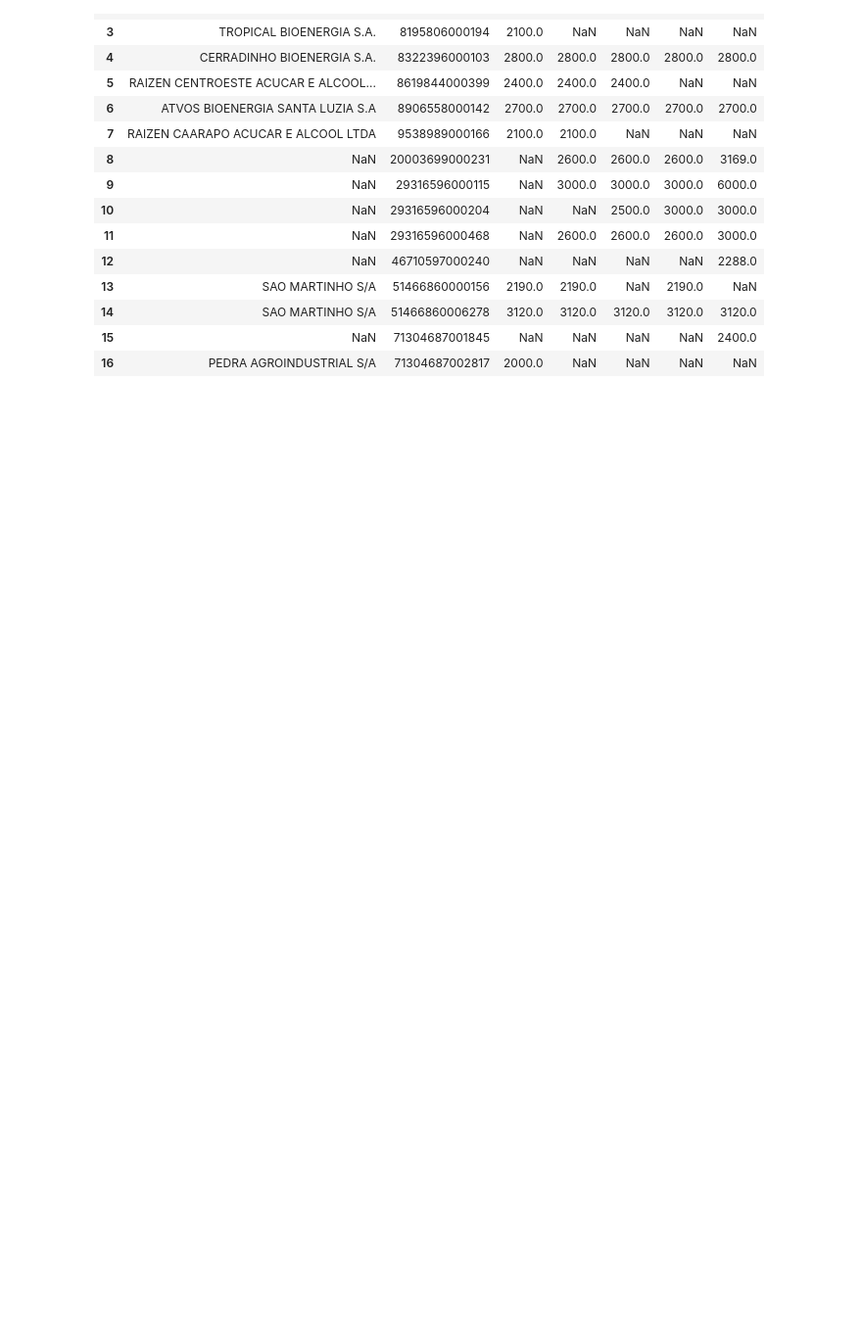
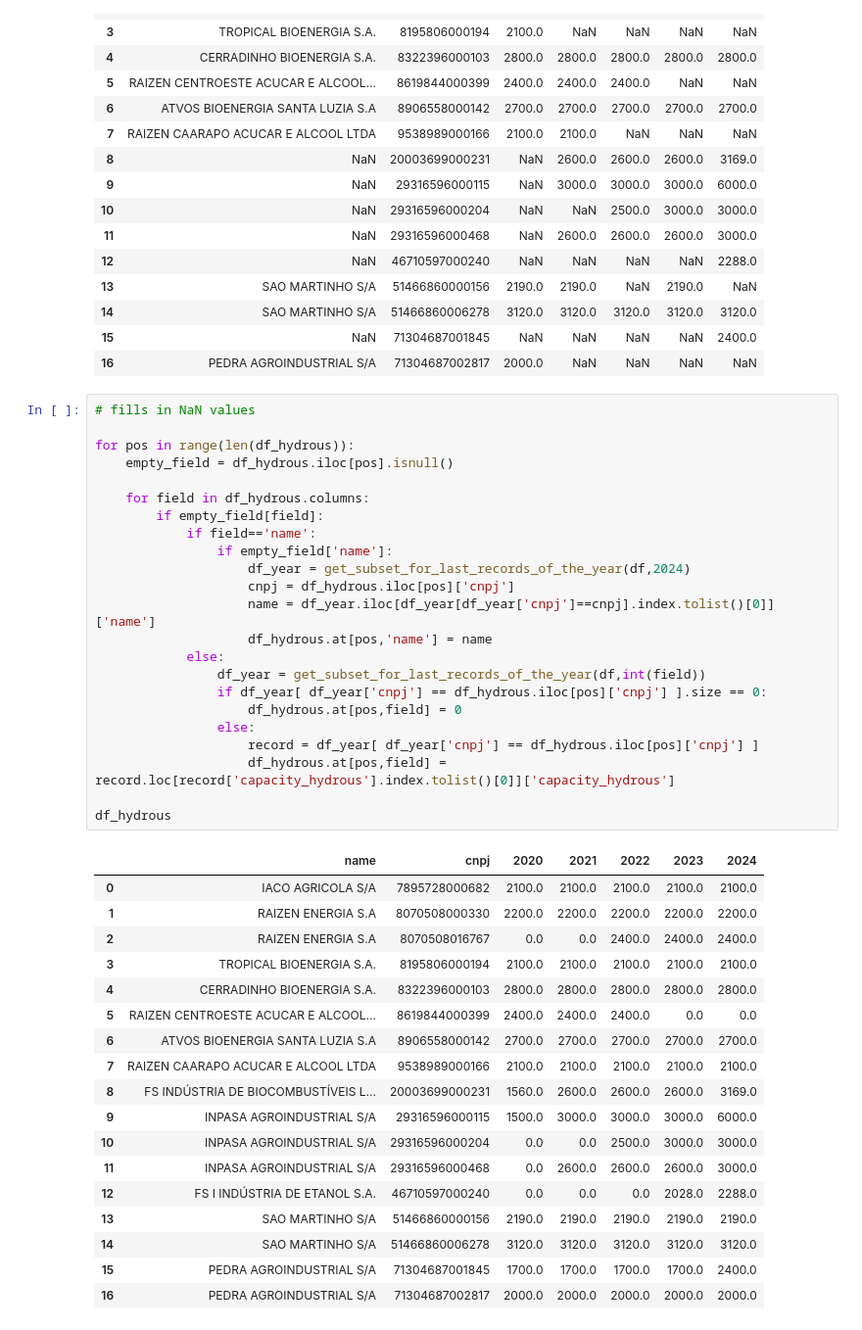
Before and after one commit to paulanaomi/ethanol_data_Brazil_ANP, a Jupyter notebook: ethanol_data_download_and_cleanup.ipynb, the cells around one changed output. Shown: that part at 98% size. Cells and saved outputs as stored; diff of their text form; blank space fills up the shorter version.

Commit message:
Filling in missing values

```diff
--- a/ethanol_data_download_and_cleanup.ipynb
+++ b/ethanol_data_download_and_cleanup.ipynb
@@ -255,3 +255,45 @@ df_hydrous
 | 14 | SAO MARTINHO S/A | 51466860006278 | 3120.0 | 3120.0 | 3120.0 | 3120.0 | 3120.0 |
 | 15 | NaN | 71304687001845 | NaN | NaN | NaN | NaN | 2400.0 |
 | 16 | PEDRA AGROINDUSTRIAL S/A | 71304687002817 | 2000.0 | NaN | NaN | NaN | NaN |
+# %%
+# fills in NaN values
+
+for pos in range(len(df_hydrous)):
+    empty_field = df_hydrous.iloc[pos].isnull()
+
+    for field in df_hydrous.columns:
+        if empty_field[field]:
+            if field=='name':
+                if empty_field['name']:
+                    df_year = get_subset_for_last_records_of_the_year(df,2024)
+                    cnpj = df_hydrous.iloc[pos]['cnpj']
+                    name = df_year.iloc[df_year[df_year['cnpj']==cnpj].index.tolist()[0]]['name']
+                    df_hydrous.at[pos,'name'] = name
+            else:
+                df_year = get_subset_for_last_records_of_the_year(df,int(field))
+                if df_year[ df_year['cnpj'] == df_hydrous.iloc[pos]['cnpj'] ].size == 0:
+                    df_hydrous.at[pos,field] = 0
+                else:
+                    record = df_year[ df_year['cnpj'] == df_hydrous.iloc[pos]['cnpj'] ]
+                    df_hydrous.at[pos,field] = record.loc[record['capacity_hydrous'].index.tolist()[0]]['capacity_hydrous']
+
+df_hydrous
+# %% [output]
+|  | name | cnpj | 2020 | 2021 | 2022 | 2023 | 2024 |
+| 0 | IACO AGRICOLA S/A | 7895728000682 | 2100.0 | 2100.0 | 2100.0 | 2100.0 | 2100.0 |
+| 1 | RAIZEN ENERGIA S.A | 8070508000330 | 2200.0 | 2200.0 | 2200.0 | 2200.0 | 2200.0 |
+| 2 | RAIZEN ENERGIA S.A | 8070508016767 | 0.0 | 0.0 | 2400.0 | 2400.0 | 2400.0 |
+| 3 | TROPICAL BIOENERGIA S.A. | 8195806000194 | 2100.0 | 2100.0 | 2100.0 | 2100.0 | 2100.0 |
+| 4 | CERRADINHO BIOENERGIA S.A. | 8322396000103 | 2800.0 | 2800.0 | 2800.0 | 2800.0 | 2800.0 |
+| 5 | RAIZEN CENTROESTE ACUCAR E ALCOOL... | 8619844000399 | 2400.0 | 2400.0 | 2400.0 | 0.0 | 0.0 |
+| 6 | ATVOS BIOENERGIA SANTA LUZIA S.A | 8906558000142 | 2700.0 | 2700.0 | 2700.0 | 2700.0 | 2700.0 |
+| 7 | RAIZEN CAARAPO ACUCAR E ALCOOL LTDA | 9538989000166 | 2100.0 | 2100.0 | 2100.0 | 2100.0 | 2100.0 |
+| 8 | FS INDÚSTRIA DE BIOCOMBUSTÍVEIS L... | 20003699000231 | 1560.0 | 2600.0 | 2600.0 | 2600.0 | 3169.0 |
+| 9 | INPASA AGROINDUSTRIAL S/A | 29316596000115 | 1500.0 | 3000.0 | 3000.0 | 3000.0 | 6000.0 |
+| 10 | INPASA AGROINDUSTRIAL S/A | 29316596000204 | 0.0 | 0.0 | 2500.0 | 3000.0 | 3000.0 |
+| 11 | INPASA AGROINDUSTRIAL S/A | 29316596000468 | 0.0 | 2600.0 | 2600.0 | 2600.0 | 3000.0 |
+| 12 | FS I INDÚSTRIA DE ETANOL S.A. | 46710597000240 | 0.0 | 0.0 | 0.0 | 2028.0 | 2288.0 |
+| 13 | SAO MARTINHO S/A | 51466860000156 | 2190.0 | 2190.0 | 2190.0 | 2190.0 | 2190.0 |
+| 14 | SAO MARTINHO S/A | 51466860006278 | 3120.0 | 3120.0 | 3120.0 | 3120.0 | 3120.0 |
+| 15 | PEDRA AGROINDUSTRIAL S/A | 71304687001845 | 1700.0 | 1700.0 | 1700.0 | 1700.0 | 2400.0 |
+| 16 | PEDRA AGROINDUSTRIAL S/A | 71304687002817 | 2000.0 | 2000.0 | 2000.0 | 2000.0 | 2000.0 |
```
